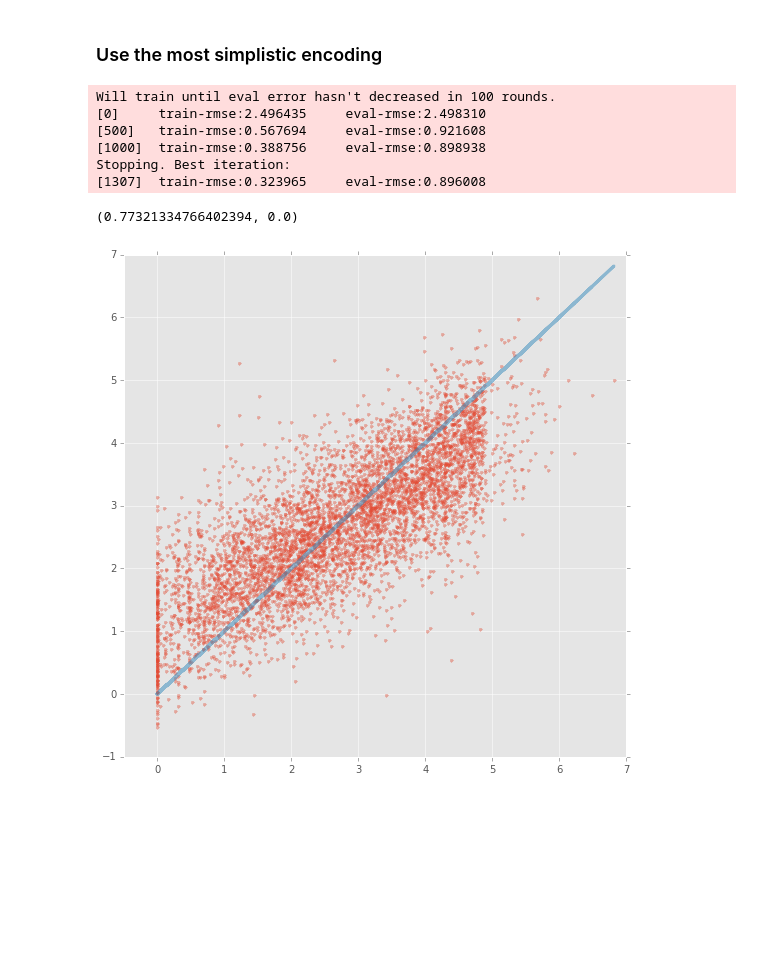
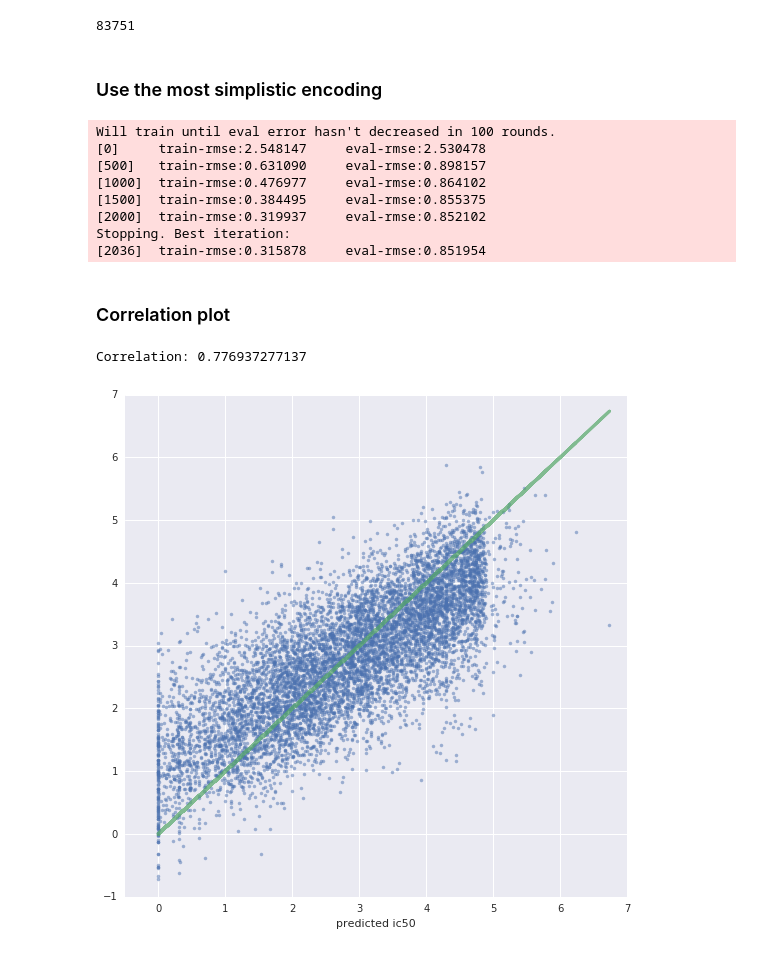
Before and after one commit to riblidezso/mhc_pred, a Jupyter notebook: modelling/xgboost.ipynb, the cells around one changed output. Drawn from its saved outputs; the diff is of its cells as text; code cells hidden in the pictures; blank space fills up the shorter version.

```diff
--- a/modelling/xgboost.ipynb
+++ b/modelling/xgboost.ipynb
@@ -5,38 +5,43 @@ import time
 
 import matplotlib
 import matplotlib.pyplot as plt
-plt.style.use('ggplot')
+import seaborn as sns
 %matplotlib inline
 
 import numpy as np
 import pandas as pd
 
 #go to working directory
-work_dir='/nagyvinyok/adat84/sotejedlik/ribli/mhc'
+#work_dir='/nagyvinyok/adat84/sotejedlik/ribli/mhc'
+work_dir='/mnt/Data1/ribli/mhc/'
 subprocess.call(['mkdir',work_dir])
 os.chdir(work_dir)
 # %%
 #load train data
 dataf='benchmark_mhci_reliability/binding/bd2013.1/bdata.20130222.mhci.public.1.txt'
 data=pd.read_csv(dataf,sep='\t')
-data=data[(data.species=='human') &(data.inequality=='=')
-          &(data.peptide_length==9)][['mhc','sequence','meas']]
+data=data[(data.species=='human') &(data.inequality=='=') ][['mhc','sequence','meas','peptide_length']]
+len(data)
+# %% [output]
+83751
 # %% [markdown]
 ### Use the most simplistic encoding
 # %%
+#make peptids 'equal'
+maxlen=max(data.peptide_length.values)
+data['sequence']=[x.zfill(maxlen) for x in data.sequence.values]
+
 from sklearn import preprocessing
 lb = preprocessing.LabelEncoder()
 
 #just encode hla type with integers
-lb.fit(np.concatenate((data['mhc'],test_2015_08_07_L9_ic50['Allele'])))
-x_hla,test_x_hla=map(lb.transform,[data['mhc'],test_2015_08_07_L9_ic50['Allele']])
+x_hla=lb.fit_transform( data.mhc )
 
 #just encode them with their ascii number
 x_seq=np.array([map(ord,x) for x in data.sequence])
-test_x_seq=np.array([map(ord,x) for x in test_2015_08_07_L9_ic50['Peptide seq']])
 
-#stack the two together
-x,test_x=np.column_stack([x_hla,x_seq]),np.column_stack([test_x_hla,test_x_seq])
+#stack the two and peptid length together
+x=np.column_stack([x_hla,x_seq,data.peptide_length.values])
 # %%
 #predict log10 value
 y=np.log10(data.meas)
@@ -64,7 +68,7 @@ param = {'max_depth':9,
          'silent':1,
          'objective': "reg:linear",
          'eval_metric': 'rmse',
-         'nthread':10}
+         'nthread':8}
 
 #printed evals
 evallist  = [(dtrain,'train'),(dvalid,'eval')]
@@ -79,19 +83,26 @@ bst = xgb.train(param,
                 verbose_eval=500)
 # %% [output]
 Will train until eval error hasn't decreased in 100 rounds.
-[0]     train-rmse:2.496435     eval-rmse:2.498310
-[500]   train-rmse:0.567694     eval-rmse:0.921608
-[1000]  train-rmse:0.388756     eval-rmse:0.898938
+[0]     train-rmse:2.548147     eval-rmse:2.530478
+[500]   train-rmse:0.631090     eval-rmse:0.898157
+[1000]  train-rmse:0.476977     eval-rmse:0.864102
+[1500]  train-rmse:0.384495     eval-rmse:0.855375
+[2000]  train-rmse:0.319937     eval-rmse:0.852102
 Stopping. Best iteration:
-[1307]  train-rmse:0.323965     eval-rmse:0.896008
+[2036]  train-rmse:0.315878     eval-rmse:0.851954
+# %% [markdown]
+### Correlation plot
 # %%
 plt.figure(figsize=(9,9))
 y_pred_test=bst.predict(dtest)
-plt.plot(y_test,y_pred_test,'.',alpha=0.4)
-plt.plot(y_test,y_test,lw=3,alpha=0.5)
+plt.plot(y_test,y_pred_test,'.',alpha=0.5)
+plt.plot(y_test,y_test,lw=3,alpha=0.7)
 plt.xlim(xmin=-0.5)
+plt.xlabel('measured ic50')
+plt.xlabel('predicted ic50')
+
 from scipy.stats import pearsonr
-print pearsonr(y_test,y_pred_test)
+print 'Correlation:',pearsonr(y_test,y_pred_test)[0]
 # %% [output]
-(0.77321334766402394, 0.0)
+Correlation: 0.776937277137
-[figure, old version]
+[figure, new version]
```
Also changed, not shown: parts of 3 cells of this notebook, 1 other file.
